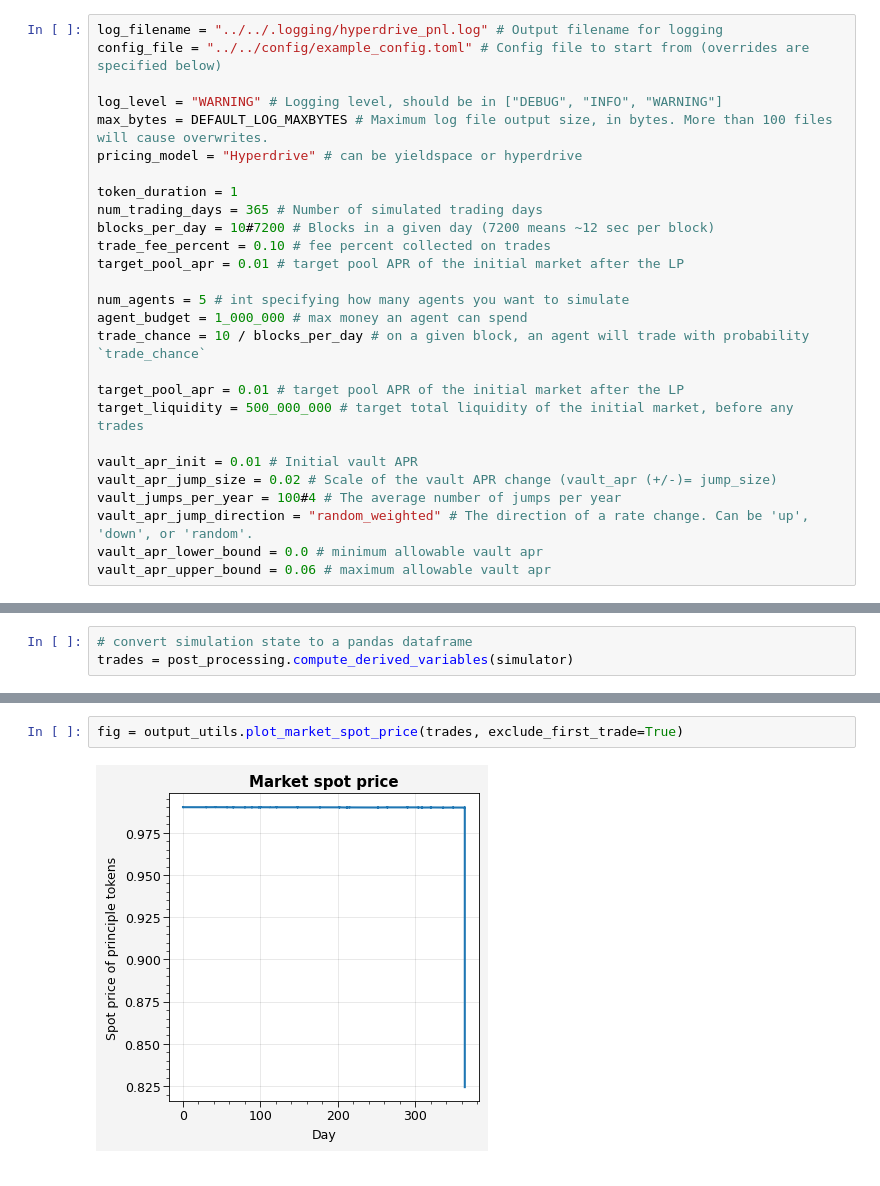
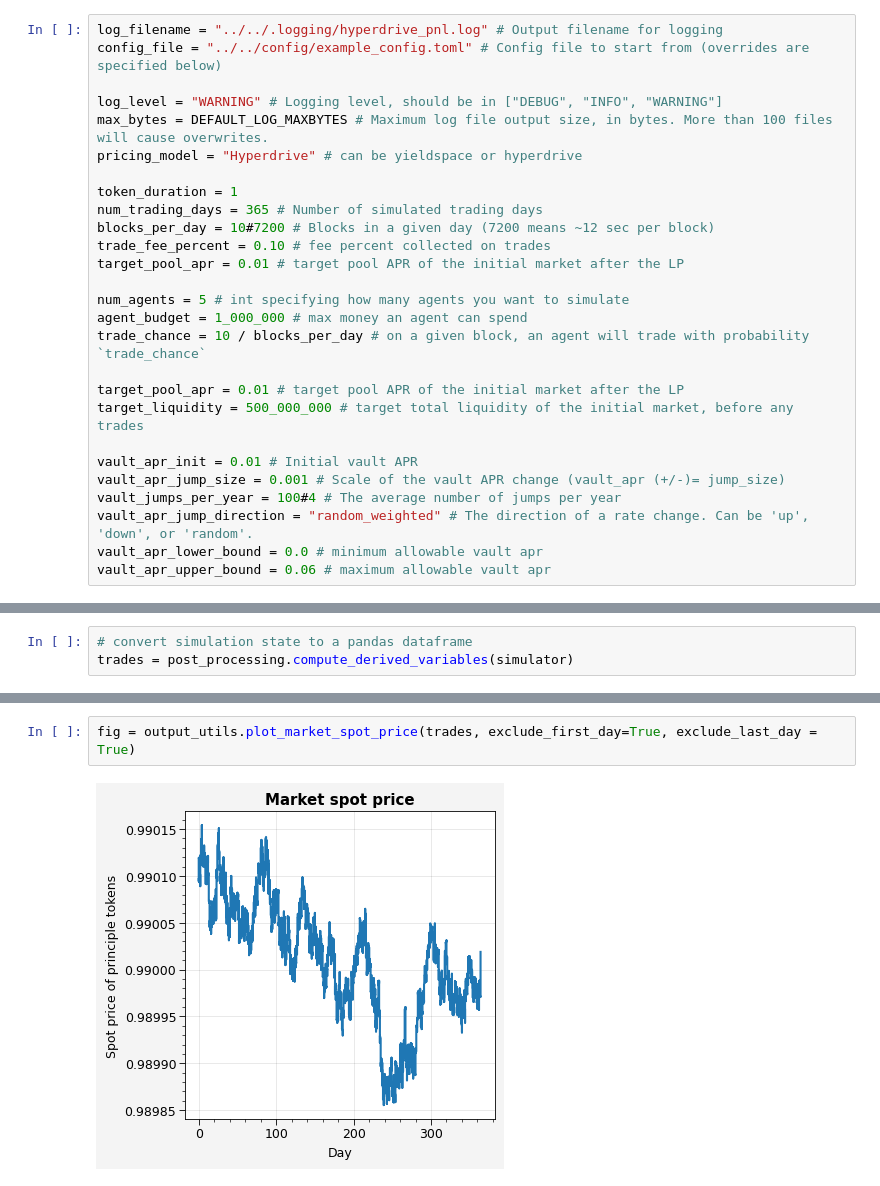
Before and after one commit to delvtech/agent0, a Jupyter notebook: examples/notebooks/hyperdrive_pnl.ipynb, the cells around one changed output, grey strips where cells are left out. Saved outputs shown, nothing was run; the diff lists cells and outputs as text.

Commit message:
fixing plot util params and cleaning up pnl plots

```diff
--- a/examples/notebooks/hyperdrive_pnl.ipynb
+++ b/examples/notebooks/hyperdrive_pnl.ipynb
@@ -49,7 +49,7 @@ target_pool_apr = 0.01 # target pool APR of the initial market after the LP
 target_liquidity = 500_000_000 # target total liquidity of the initial market, before any trades
 
 vault_apr_init = 0.01 # Initial vault APR
-vault_apr_jump_size = 0.02 # Scale of the vault APR change (vault_apr (+/-)= jump_size)
+vault_apr_jump_size = 0.001 # Scale of the vault APR change (vault_apr (+/-)= jump_size)
 vault_jumps_per_year = 100#4 # The average number of jumps per year
 vault_apr_jump_direction = "random_weighted" # The direction of a rate change. Can be 'up', 'down', or 'random'.
 vault_apr_lower_bound = 0.0 # minimum allowable vault apr
@@ -560,5 +452,5 @@ fig = output_utils.plot_pool_apr(trades, exclude_first_trade=True)
 # %%
-fig = output_utils.plot_market_spot_price(trades, exclude_first_trade=True)
+fig = output_utils.plot_market_spot_price(trades, exclude_first_day=True, exclude_last_day = True)
 # %% [output]
-[figure, old version]
+[figure, new version]
 # %%
```
Also changed, not shown: parts of 10 cells of this notebook, 1 other file.
